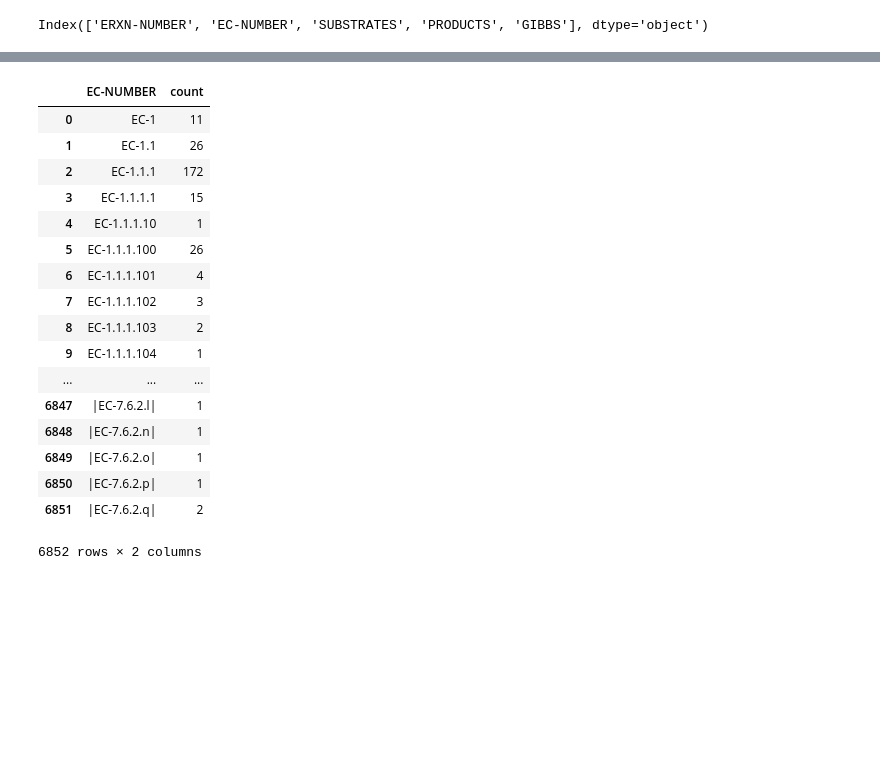
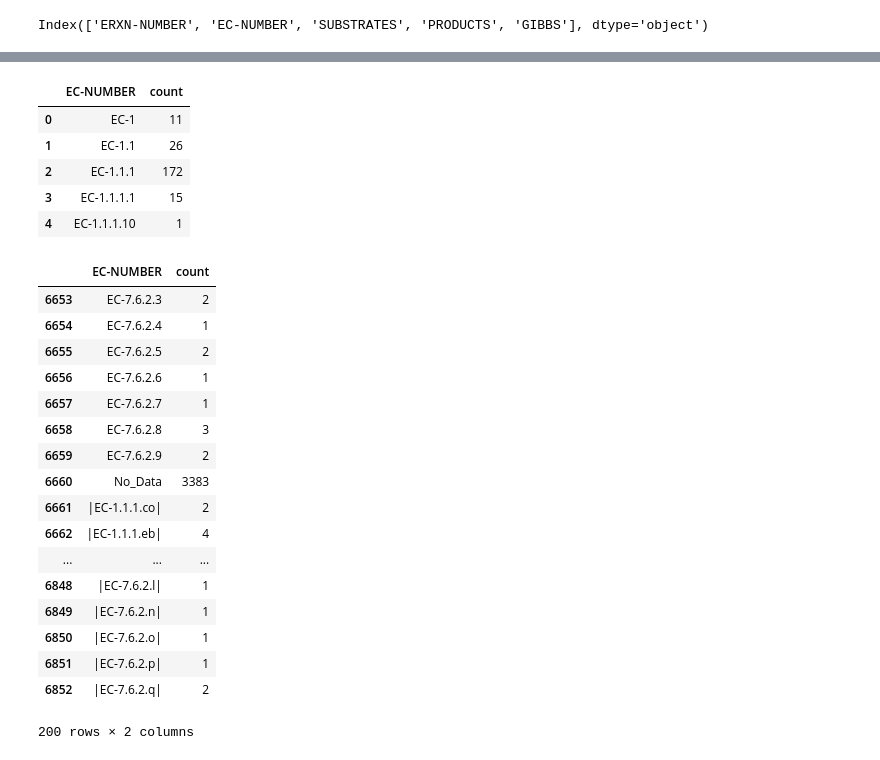
Before and after one commit to metamoles/metamoles, a Jupyter notebook: notebooks/Data_organization.ipynb, the cells around one changed output, grey strips where cells are left out. Saved outputs shown, nothing was run; the diff lists cells and outputs as text; code cells hidden in the pictures; blank space fills up the shorter version.

Commit message:
Master Dataframe v1

```diff
--- a/notebooks/Data_organization.ipynb
+++ b/notebooks/Data_organization.ipynb
@@ -374,22 +383,31 @@ df_master.head()
 # %%
 df_duplicate = df_master.groupby('EC-NUMBER').size().reset_index(name='count')
-df_duplicate
+df_duplicate.head()
 # %% [output]
 |  | EC-NUMBER | count |
 | 0 | EC-1 | 11 |
 | 1 | EC-1.1 | 26 |
 | 2 | EC-1.1.1 | 172 |
 | 3 | EC-1.1.1.1 | 15 |
 | 4 | EC-1.1.1.10 | 1 |
-| 5 | EC-1.1.1.100 | 26 |
-| 6 | EC-1.1.1.101 | 4 |
-| 7 | EC-1.1.1.102 | 3 |
-| 8 | EC-1.1.1.103 | 2 |
-| 9 | EC-1.1.1.104 | 1 |
-| ... | ... | ... |
-| 6847 | |EC-7.6.2.l| | 1 |
-| 6848 | |EC-7.6.2.n| | 1 |
-| 6849 | |EC-7.6.2.o| | 1 |
-| 6850 | |EC-7.6.2.p| | 1 |
-| 6851 | |EC-7.6.2.q| | 2 |
-6852 rows × 2 columns
+# %%
+df_duplicate.tail(200)
+# %% [output]
+|  | EC-NUMBER | count |
+| 6653 | EC-7.6.2.3 | 2 |
+| 6654 | EC-7.6.2.4 | 1 |
+| 6655 | EC-7.6.2.5 | 2 |
+| 6656 | EC-7.6.2.6 | 1 |
+| 6657 | EC-7.6.2.7 | 1 |
+| 6658 | EC-7.6.2.8 | 3 |
+| 6659 | EC-7.6.2.9 | 2 |
+| 6660 | No_Data | 3383 |
+| 6661 | |EC-1.1.1.co| | 2 |
+| 6662 | |EC-1.1.1.eb| | 4 |
+| ... | ... | ... |
+| 6848 | |EC-7.6.2.l| | 1 |
+| 6849 | |EC-7.6.2.n| | 1 |
+| 6850 | |EC-7.6.2.o| | 1 |
+| 6851 | |EC-7.6.2.p| | 1 |
+| 6852 | |EC-7.6.2.q| | 2 |
+200 rows × 2 columns
```
Also changed, not shown: parts of 8 cells of this notebook.
